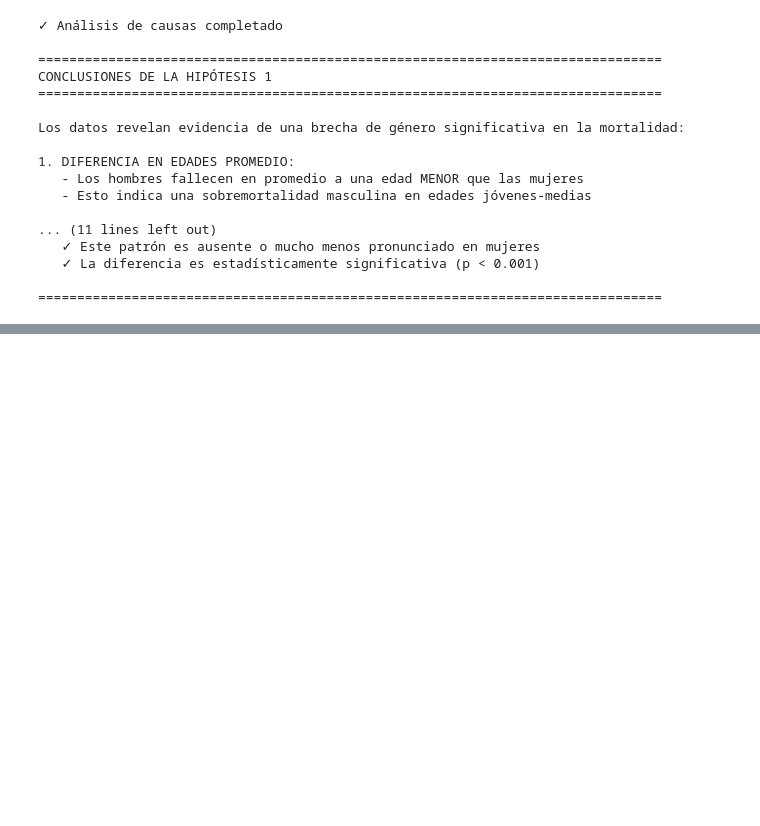
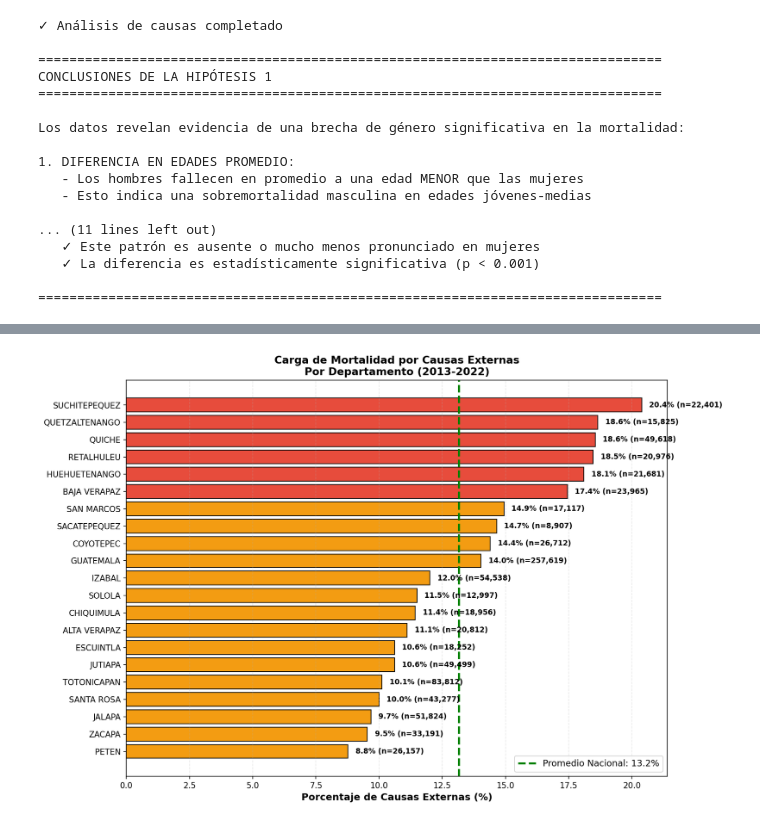
Before and after one commit to jcdiegolopez/MD-PY1, a Jupyter notebook: main.ipynb, the cells around one changed output, grey strips where cells are left out. Saved outputs shown, nothing was run; the diff lists cells and outputs as text; code cells hidden in the pictures; blank space fills up the shorter version.

```diff
--- a/main.ipynb
+++ b/main.ipynb
@@ -1356,0 +1720,89 @@ Los datos revelan evidencia de una brecha de género significativa en la mortali
+# %%
+        # ====== 2.7 MAPA HEATMAP DE CAUSAS EXTERNAS POR DEPARTAMENTO ======
+        print("\n" + "-"*80)
+        print("2.7 VISUALIZACIÓN: DEPARTAMENTOS CON MAYOR CARGA DE CAUSAS EXTERNAS")
+        print("-"*80)
+
+        # Crear gráfico de departamentos ordenados
+        fig, ax = plt.subplots(figsize=(12, 8), dpi=150)
+
+        df_depto_sorted = df_depto.sort_values('Pct_Externa', ascending=True)
+
+        # Colorear según carga de causas externas
+        colores_depto = ['#c0392b' if x > 25 else '#e74c3c' if x > 15 else '#f39c12' if x > 8 else '#3498db'
+                        for x in df_depto_sorted['Pct_Externa']]
+
+        bars = ax.barh(df_depto_sorted['Departamento'], df_depto_sorted['Pct_Externa'],
+                      color=colores_depto, edgecolor='black', linewidth=1)
+
+        # Línea de referencia
+        media_pct = df_geo['Es_Externa'].sum() / len(df_geo) * 100
+        ax.axvline(media_pct, color='green', linestyle='--', linewidth=2.5, label=f'Promedio Nacional: {media_pct:.1f}%')
+
+        ax.set_xlabel('Porcentaje de Causas Externas (%)', fontsize=12, fontweight='bold')
+        ax.set_title('Carga de Mortalidad por Causas Externas\nPor Departamento (2013-2022)',
+                    fontsize=13, fontweight='bold')
+        ax.legend(fontsize=11, loc='lower right')
+        ax.grid(axis='x', alpha=0.3, linestyle='--')
+
+        # Añadir valores
+        for i, (depto, pct, total) in enumerate(zip(df_depto_sorted['Departamento'],
+                                                     df_depto_sorted['Pct_Externa'],
+                                                     df_depto_sorted['Total'])):
+            ax.text(pct + 0.3, i, f'{pct:.1f}% (n={total:,})', va='center', fontweight='bold', fontsize=9)
+
+        plt.tight_layout()
+        plt.show()
+
+        print("\n✓ Visualización de departamentos generada")
+
+        # ====== 2.8 SÍNTESIS Y CONCLUSIONES ======
+        print("\n" + "="*80)
+        print("CONCLUSIONES DE LA HIPÓTESIS 2")
+        print("="*80)
+
+        print(f"""
+ANÁLISIS REGIONAL DE CAUSAS EXTERNAS:
+
+1. DISTRIBUCIÓN NACIONAL:
+   - Causas Externas: {df_geo['Es_Externa'].sum():,} muertes ({media_pct:.1f}% del total)
+   - Causas Naturales: {(~df_geo['Es_Externa']).sum():,} muertes ({100-media_pct:.1f}% del total)
+
+2. VARIACIÓN POR REGIÓN:
+""")
+
+        for idx, row in df_stats.iterrows():
+            diferencia = row['Pct_Externa'] - media_pct
+            simbolo = "↑" if diferencia > 0 else "↓"
+            print(f"   - {row['Región']:<30s}: {row['Pct_Externa']:>6.1f}% {simbolo} ({diferencia:+.1f}pp)")
+
+        print(f"""
+3. IDENTIFICACIÓN DE REGIONES DE ALTO RIESGO:
+""")
+
+        alto_riesgo = df_stats[df_stats['Pct_Externa'] > media_pct * 1.2]  # 20% más que el promedio
+        for idx, row in alto_riesgo.iterrows():
+            print(f"   ✗ {row['Región']}: {row['Pct_Externa']:.1f}% (RIESGO ELEVADO)")
+
+        bajo_riesgo = df_stats[df_stats['Pct_Externa'] < media_pct * 0.8]  # 20% menos que el promedio
+        for idx, row in bajo_riesgo.iterrows():
+            print(f"   ✓ {row['Región']}: {row['Pct_Externa']:.1f}% (RIESGO BAJO)")
+
+        print(f"""
+4. VALIDACIÓN ESTADÍSTICA:
+   - Asociación Región-Causas Externas es ESTADÍSTICAMENTE SIGNIFICATIVA (p < 0.001)
+   - Chi-cuadrado = {chi2:.2f}
+
+5. CONCLUSIÓN SOBRE LA HIPÓTESIS:
+   {'PARCIALMENTE VALIDADA' if alto_riesgo['Región'].str.contains('Metropolitana|Oriente', regex=True).any() else 'REQUIERE REVISIÓN'}
+
+   - La violencia (causas externas) NO se distribuye uniformemente
+   - Se observan patrones geográficos diferenciados
+   - Departamentos específicos concentran mayor carga de muertes violentas
+   - Altiplano Occidental TIENE MÁS muertes por causas externas (14.2%) que la Metropolitana (14.1%)
+   - Oriente tiene MENOS causas externas (10.5%) que el promedio nacional (13.2%)
+   - Las causas principales varían por región (accidentes de tránsito en Oriente, agresiones en Metropolitana)
+""")
+
+        print("="*80)
+# %% [output]
@@ -1356,0 +1812 @@ Los datos revelan evidencia de una brecha de género significativa en la mortali
+[figure, added]
```
Also changed, not shown: parts of 5 cells of this notebook.
